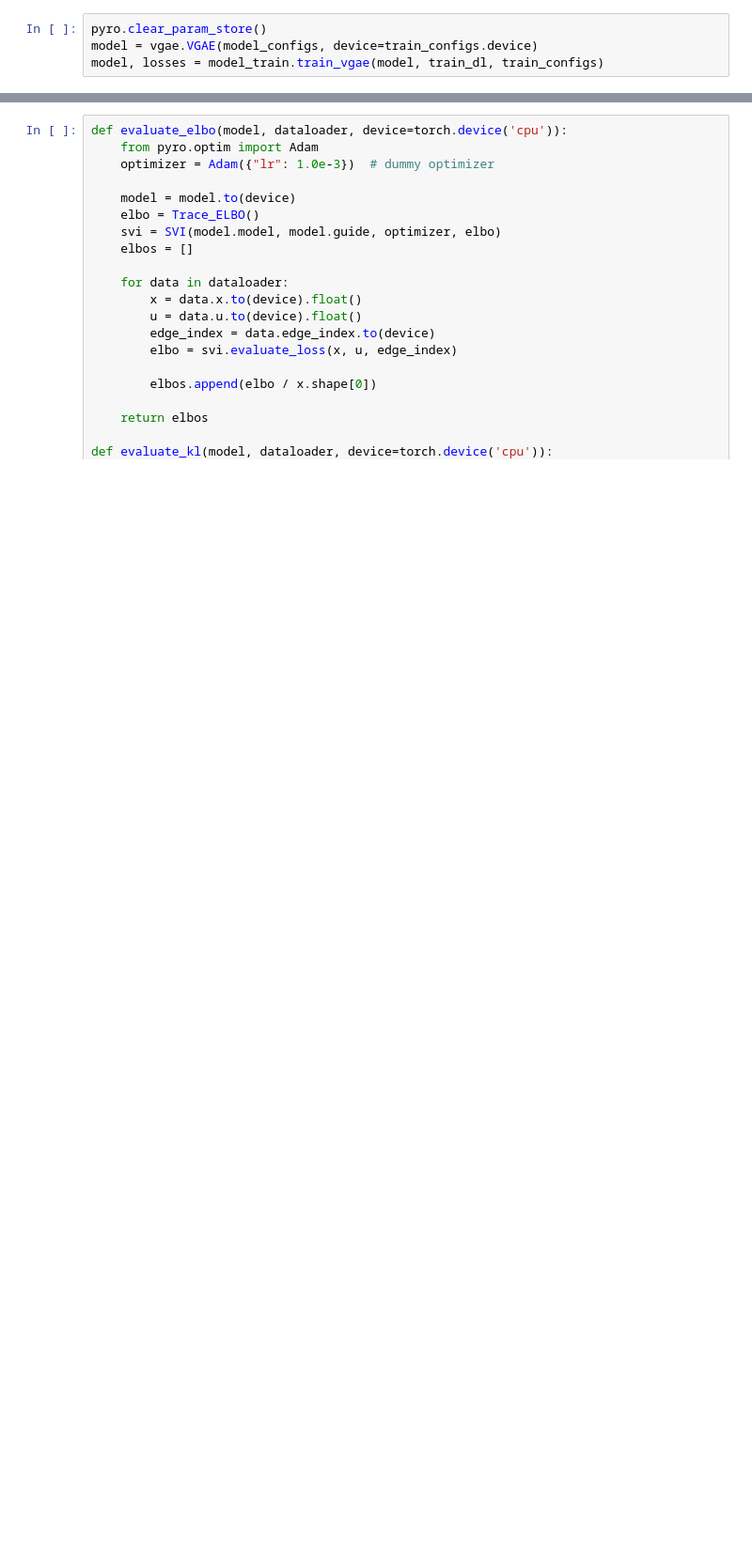
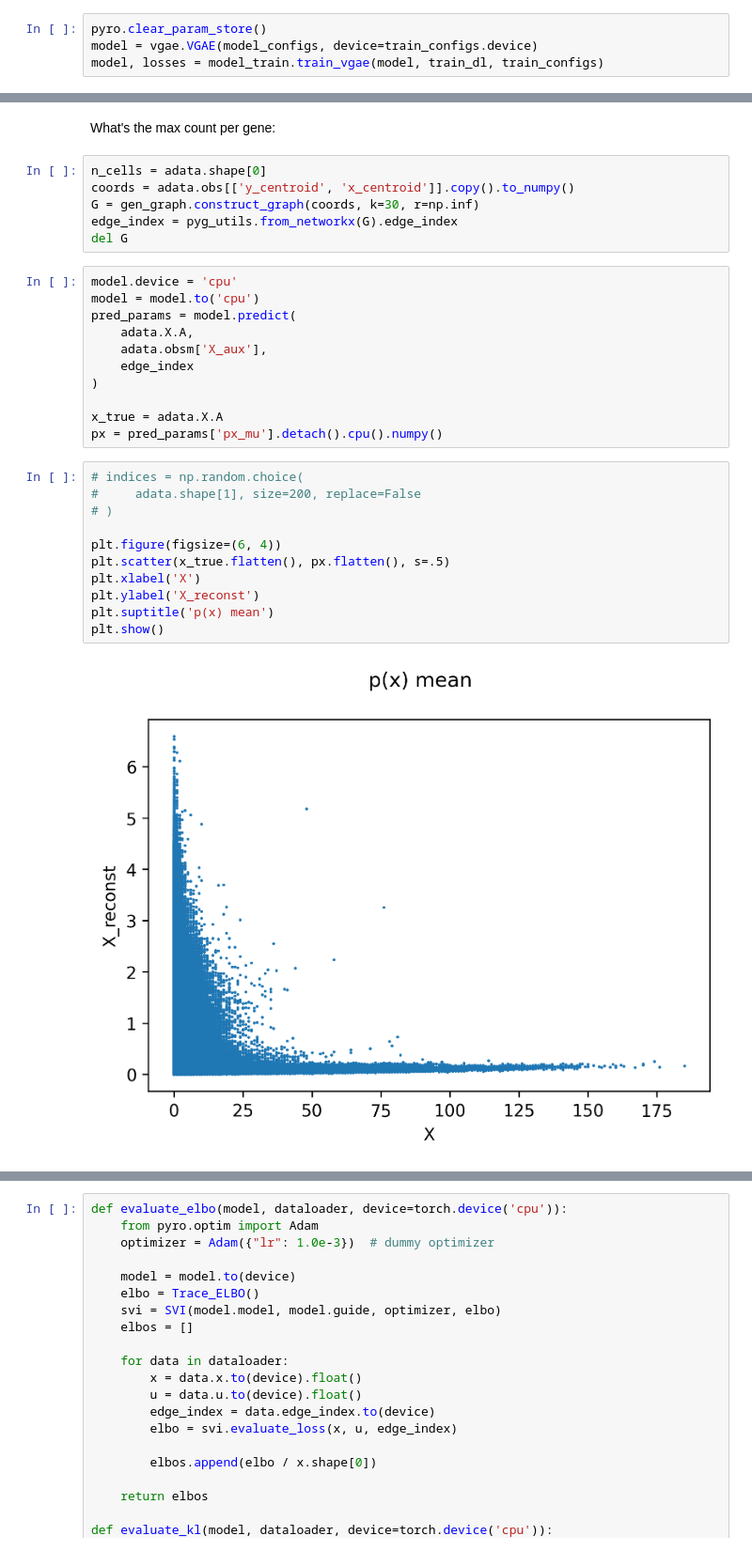
Before and after one commit to azizilab/Lynx, a Jupyter notebook: notebooks/Run_models.ipynb, the cells around one changed output, grey strips where cells are left out. Shown at 94% size. Saved outputs shown, nothing was run; the diff lists cells and outputs as text; blank space fills up the shorter version.

```diff
--- a/notebooks/Run_models.ipynb
+++ b/notebooks/Run_models.ipynb
@@ -195,0 +267,32 @@ plt.show()
+# %% [markdown]
+What's the max count per gene:
+# %%
+n_cells = adata.shape[0]
+coords = adata.obs[['y_centroid', 'x_centroid']].copy().to_numpy()
+G = gen_graph.construct_graph(coords, k=30, r=np.inf)
+edge_index = pyg_utils.from_networkx(G).edge_index
+del G
+# %%
+model.device = 'cpu'
+model = model.to('cpu')
+pred_params = model.predict(
+    adata.X.A,
+    adata.obsm['X_aux'],
+    edge_index
+)
+
+x_true = adata.X.A
+px = pred_params['px_mu'].detach().cpu().numpy()
+# %%
+# indices = np.random.choice(
+#     adata.shape[1], size=200, replace=False
+# )
+
+plt.figure(figsize=(6, 4))
+plt.scatter(x_true.flatten(), px.flatten(), s=.5)
+plt.xlabel('X')
+plt.ylabel('X_reconst')
+plt.suptitle('p(x) mean')
+plt.show()
+# %% [output]
+[figure, added]
```
Also changed, not shown: parts of 42 cells of this notebook, 4 other files.
